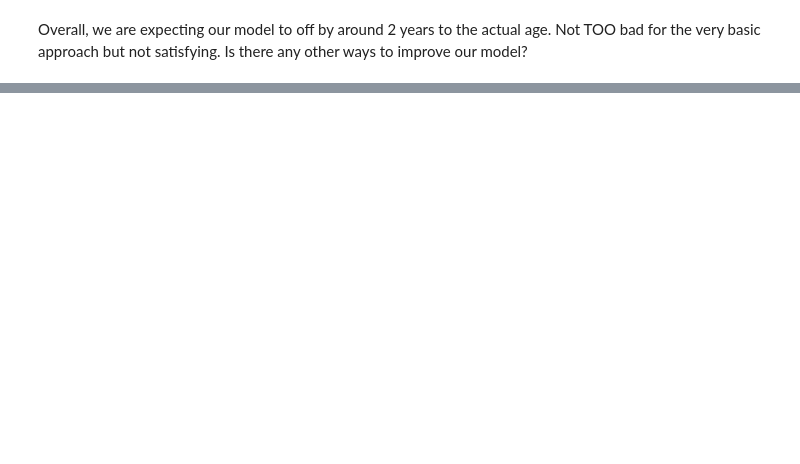
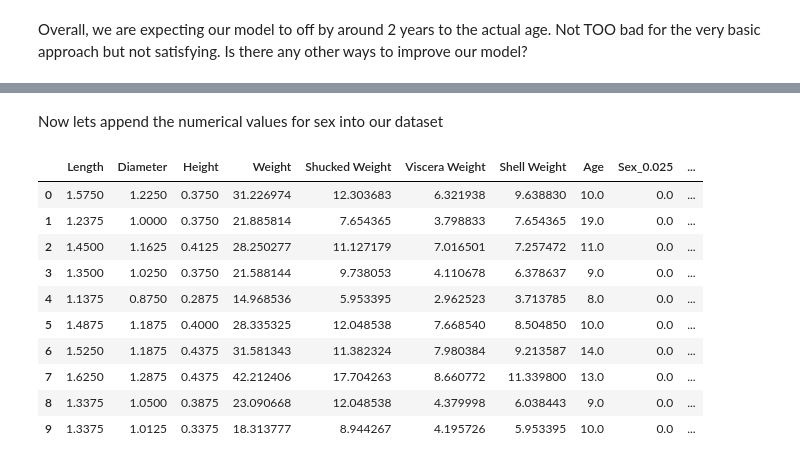
Before and after one commit to sunwoo604/Tritonhack2024-ML-Starter-Kit, a Jupyter notebook: notebook/starter_notebook.ipynb, the cells around one changed output, grey strips where cells are left out. Cells and saved outputs as stored; diff of their text form; code cells hidden in the pictures; blank space fills up the shorter version.

```diff
--- a/notebook/starter_notebook.ipynb
+++ b/notebook/starter_notebook.ipynb
@@ -201,0 +225,17 @@ Not TOO bad for the very basic approach but not satisfying. Is there any other w
+# %% [markdown]
+Now lets append the numerical values for sex into our dataset
+# %%
+data = pd.concat([data, ohetransform], axis = 1).drop(columns = ['Sex'])
+data.head(10)
+# %% [output]
+|  | Length | Diameter | Height | Weight | Shucked Weight | Viscera Weight | Shell Weight | Age | Sex_0.025 | ... |
+| 0 | 1.5750 | 1.2250 | 0.3750 | 31.226974 | 12.303683 | 6.321938 | 9.638830 | 10.0 | 0.0 | ... |
+| 1 | 1.2375 | 1.0000 | 0.3750 | 21.885814 | 7.654365 | 3.798833 | 7.654365 | 19.0 | 0.0 | ... |
+| 2 | 1.4500 | 1.1625 | 0.4125 | 28.250277 | 11.127179 | 7.016501 | 7.257472 | 11.0 | 0.0 | ... |
+| 3 | 1.3500 | 1.0250 | 0.3750 | 21.588144 | 9.738053 | 4.110678 | 6.378637 | 9.0 | 0.0 | ... |
+| 4 | 1.1375 | 0.8750 | 0.2875 | 14.968536 | 5.953395 | 2.962523 | 3.713785 | 8.0 | 0.0 | ... |
+| 5 | 1.4875 | 1.1875 | 0.4000 | 28.335325 | 12.048538 | 7.668540 | 8.504850 | 10.0 | 0.0 | ... |
+| 6 | 1.5250 | 1.1875 | 0.4375 | 31.581343 | 11.382324 | 7.980384 | 9.213587 | 14.0 | 0.0 | ... |
+| 7 | 1.6250 | 1.2875 | 0.4375 | 42.212406 | 17.704263 | 8.660772 | 11.339800 | 13.0 | 0.0 | ... |
+| 8 | 1.3375 | 1.0500 | 0.3875 | 23.090668 | 12.048538 | 4.379998 | 6.038443 | 9.0 | 0.0 | ... |
+| 9 | 1.3375 | 1.0125 | 0.3375 | 18.313777 | 8.944267 | 4.195726 | 5.953395 | 10.0 | 0.0 | ... |
```
Also changed, not shown: parts of 15 cells of this notebook.
